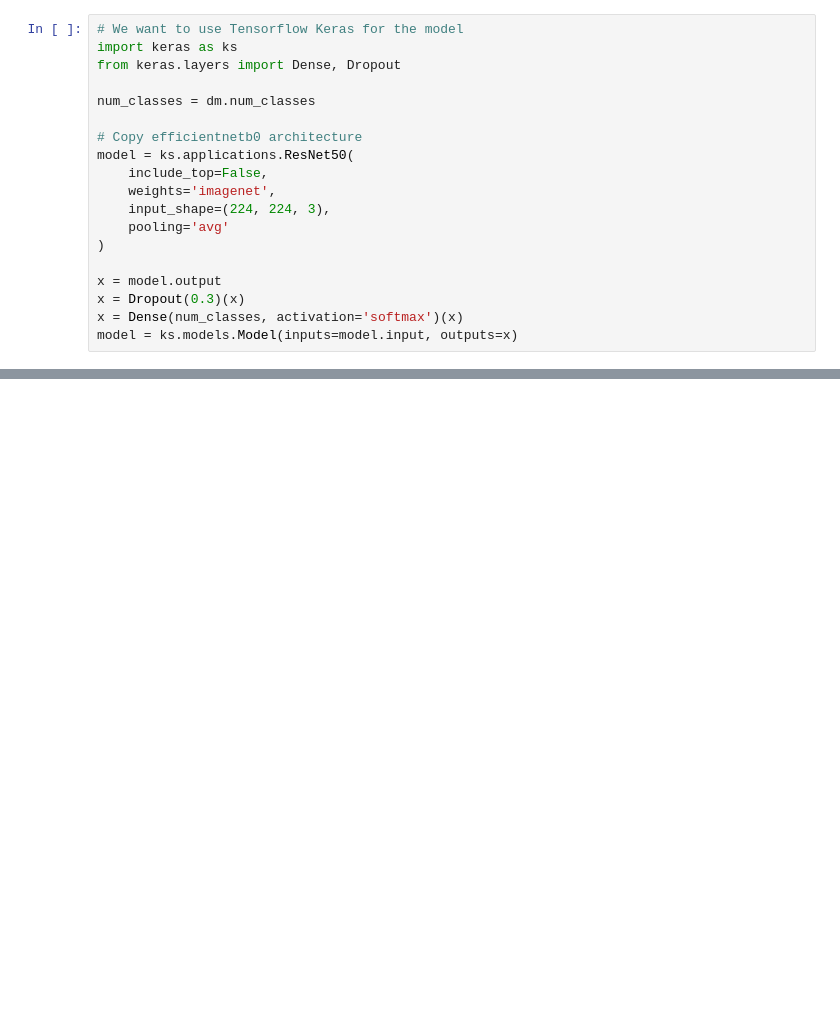
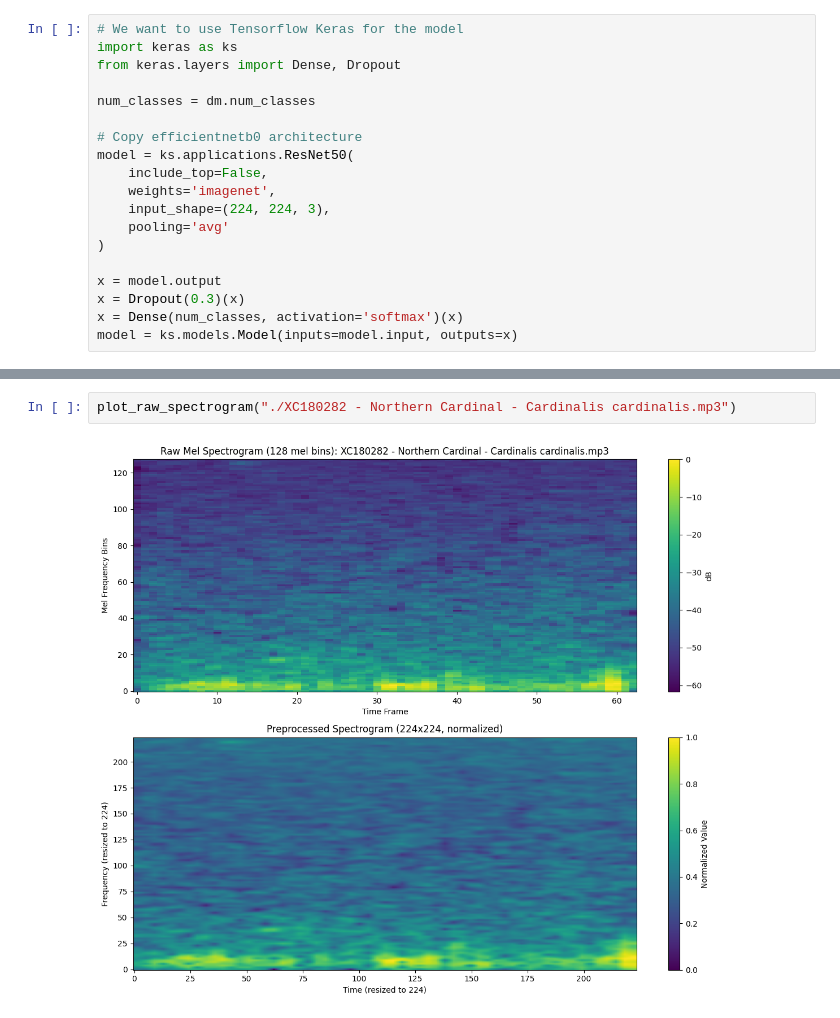
Before and after one commit to nezumischeme/Birdset-ResNet50, a Jupyter notebook: train.ipynb, the cells around one changed output, grey strips where cells are left out. Saved outputs shown, nothing was run; the diff lists cells and outputs as text; blank space fills up the shorter version.

```diff
--- a/train.ipynb
+++ b/train.ipynb
@@ -209,0 +296,4 @@ Epoch 10/10
+# %%
+plot_raw_spectrogram("./XC180282 - Northern Cardinal - Cardinalis cardinalis.mp3")
+# %% [output]
+[figure, added]
```
Also changed, not shown: parts of 7 cells of this notebook, 1 other file.
